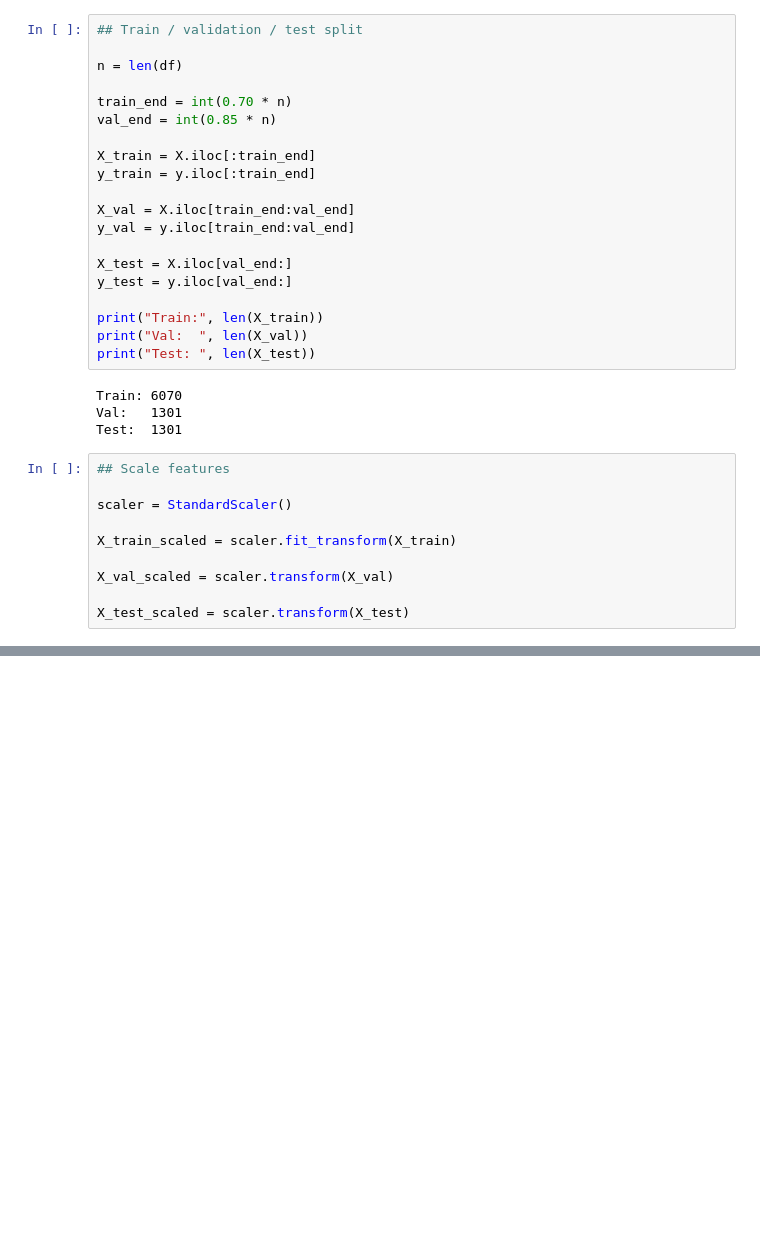
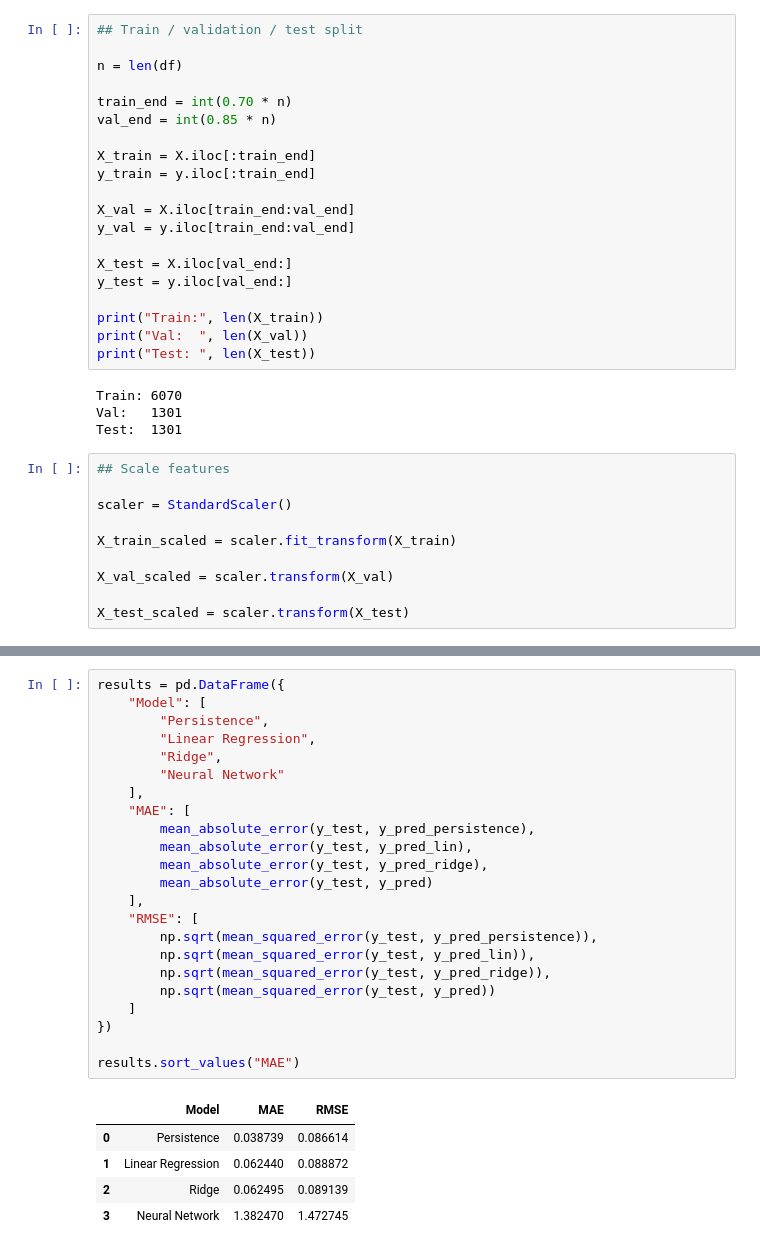
Before and after one commit to RogerMoens/ThermalTwin, a Jupyter notebook: notebooks/02_temperature_forecasting.ipynb, the cells around one changed output, grey strips where cells are left out. Saved outputs shown, nothing was run; the diff lists cells and outputs as text; blank space fills up the shorter version.

```diff
--- a/notebooks/02_temperature_forecasting.ipynb
+++ b/notebooks/02_temperature_forecasting.ipynb
@@ -437,0 +555,29 @@ plt.show()
+# %%
+results = pd.DataFrame({
+    "Model": [
+        "Persistence",
+        "Linear Regression",
+        "Ridge",
+        "Neural Network"
+    ],
+    "MAE": [
+        mean_absolute_error(y_test, y_pred_persistence),
+        mean_absolute_error(y_test, y_pred_lin),
+        mean_absolute_error(y_test, y_pred_ridge),
+        mean_absolute_error(y_test, y_pred)
+    ],
+    "RMSE": [
+        np.sqrt(mean_squared_error(y_test, y_pred_persistence)),
+        np.sqrt(mean_squared_error(y_test, y_pred_lin)),
+        np.sqrt(mean_squared_error(y_test, y_pred_ridge)),
+        np.sqrt(mean_squared_error(y_test, y_pred))
+    ]
+})
+
+results.sort_values("MAE")
+# %% [output]
+|  | Model | MAE | RMSE |
+| 0 | Persistence | 0.038739 | 0.086614 |
+| 1 | Linear Regression | 0.062440 | 0.088872 |
+| 2 | Ridge | 0.062495 | 0.089139 |
+| 3 | Neural Network | 1.382470 | 1.472745 |
```
Also changed, not shown: parts of 13 cells of this notebook, 1 other file.
